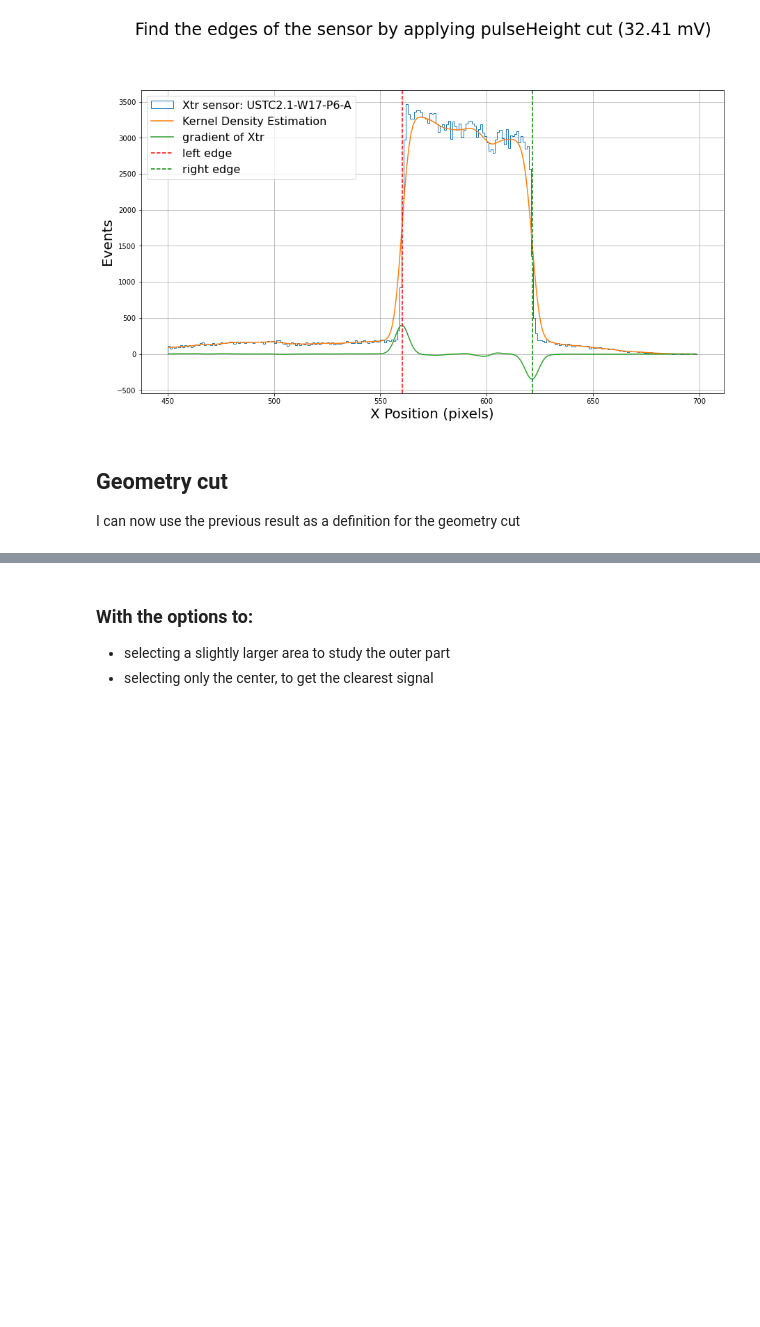
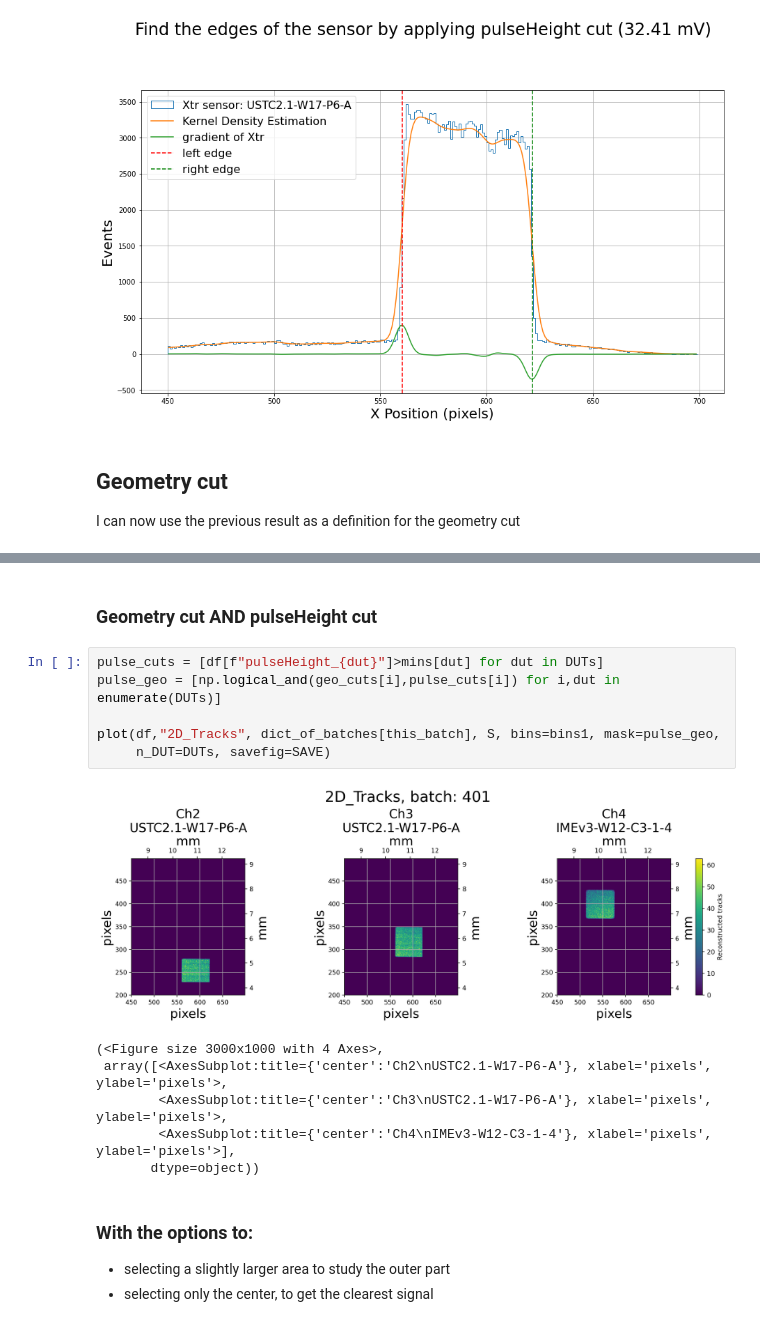
Before and after one commit to TheMarcello/testbeam-analysis, a Jupyter notebook: Steps_analysis.ipynb, the cells around one changed output, grey strips where cells are left out. Cells and saved outputs as stored; diff of their text form; blank space fills up the shorter version.

```diff
--- a/Steps_analysis.ipynb
+++ b/Steps_analysis.ipynb
@@ -167,6 +167,21 @@ plot(df,"2D_Tracks", dict_of_batches[this_batch], S, bins=bins1, mask=geo_cuts,
         <AxesSubplot:title={'center':'Ch3\nUSTC2.1-W17-P6-A'}, xlabel='pixels', ylabel='pixels'>,
         <AxesSubplot:title={'center':'Ch4\nIMEv3-W12-C3-1-4'}, xlabel='pixels', ylabel='pixels'>],
        dtype=object))
+# %% [markdown]
+### Geometry cut AND pulseHeight cut
+# %%
+pulse_cuts = [df[f"pulseHeight_{dut}"]>mins[dut] for dut in DUTs]
+pulse_geo = [np.logical_and(geo_cuts[i],pulse_cuts[i]) for i,dut in enumerate(DUTs)]
+
+plot(df,"2D_Tracks", dict_of_batches[this_batch], S, bins=bins1, mask=pulse_geo,
+     n_DUT=DUTs, savefig=SAVE)
+# %% [output]
+[figure, added]
+(<Figure size 3000x1000 with 4 Axes>,
+ array([<AxesSubplot:title={'center':'Ch2\nUSTC2.1-W17-P6-A'}, xlabel='pixels', ylabel='pixels'>,
+        <AxesSubplot:title={'center':'Ch3\nUSTC2.1-W17-P6-A'}, xlabel='pixels', ylabel='pixels'>,
+        <AxesSubplot:title={'center':'Ch4\nIMEv3-W12-C3-1-4'}, xlabel='pixels', ylabel='pixels'>],
+       dtype=object))
 # %% [markdown]
 ### With the options to:
 - selecting a slightly larger area to study the outer part
```
Also changed, not shown: parts of 7 cells of this notebook.
